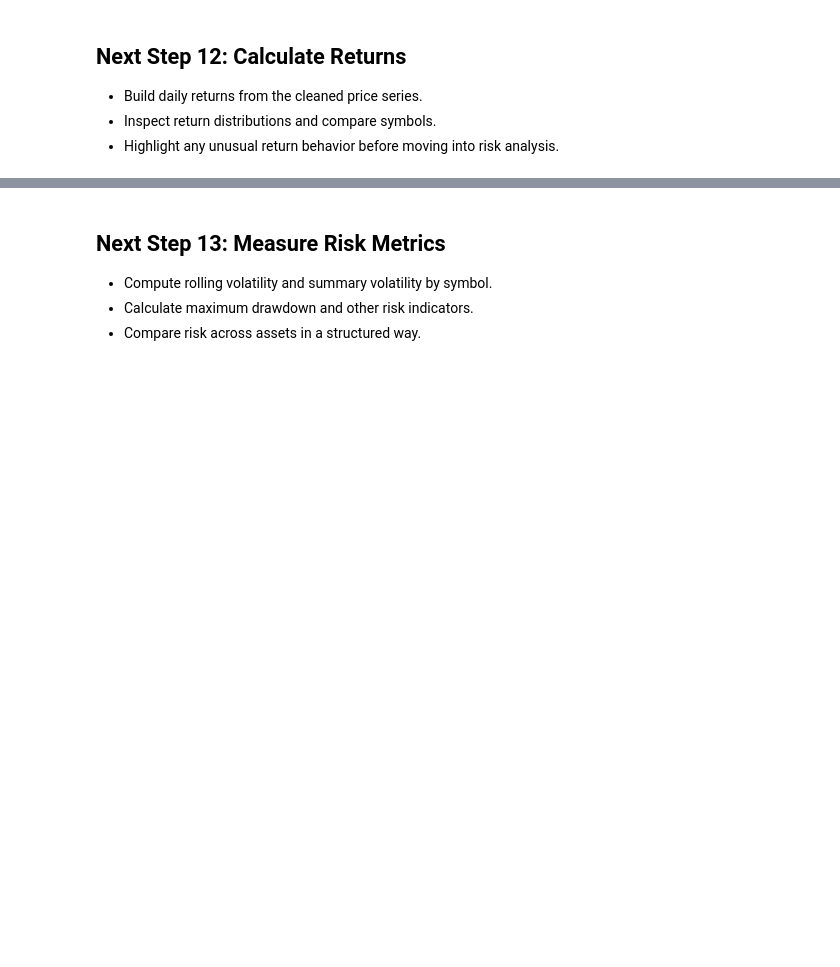
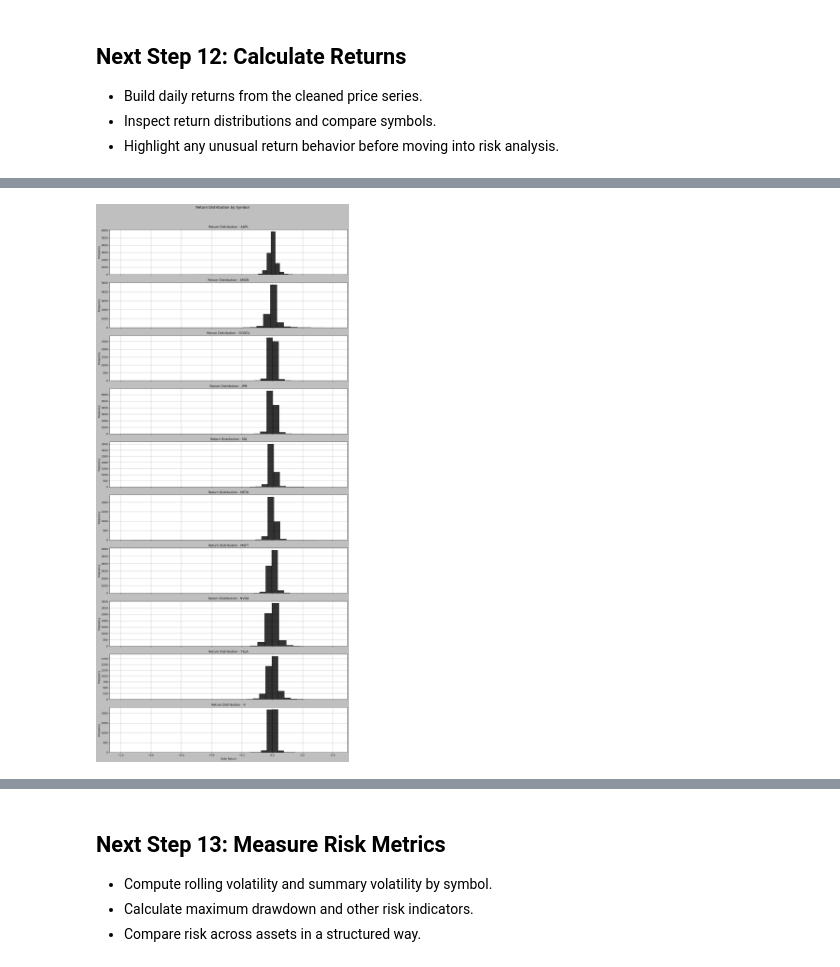
Before and after one commit to kumawatAkshay/QuantForge, a Jupyter notebook: notebook/equity_research.ipynb, the cells around one changed output, grey strips where cells are left out. Saved outputs shown, nothing was run; the diff lists cells and outputs as text; code cells hidden in the pictures; blank space fills up the shorter version.

```diff
--- a/notebook/equity_research.ipynb
+++ b/notebook/equity_research.ipynb
@@ -683,0 +713,16 @@ clean_df.head()
+# %%
+fig, axes = plt.subplots(len(symbols), 1, figsize=(14, 3 * len(symbols)), sharex=True)
+
+for ax, symbol in zip(axes, symbols):
+    s = clean_df[clean_df["Symbol"] == symbol]["Return"].dropna()
+    ax.hist(s, bins=30, alpha=0.8, edgecolor="black")
+    ax.set_title(f"Return Distribution - {symbol}")
+    ax.set_ylabel("Frequency")
+    ax.grid(True, alpha=0.3)
+
+axes[-1].set_xlabel("Daily Return")
+fig.suptitle("Return Distribution by Symbol", fontsize=14, y=1.02)
+plt.tight_layout()
+plt.show()
+# %% [output]
+[figure, added]
```
Also changed, not shown: parts of 3 cells of this notebook.
